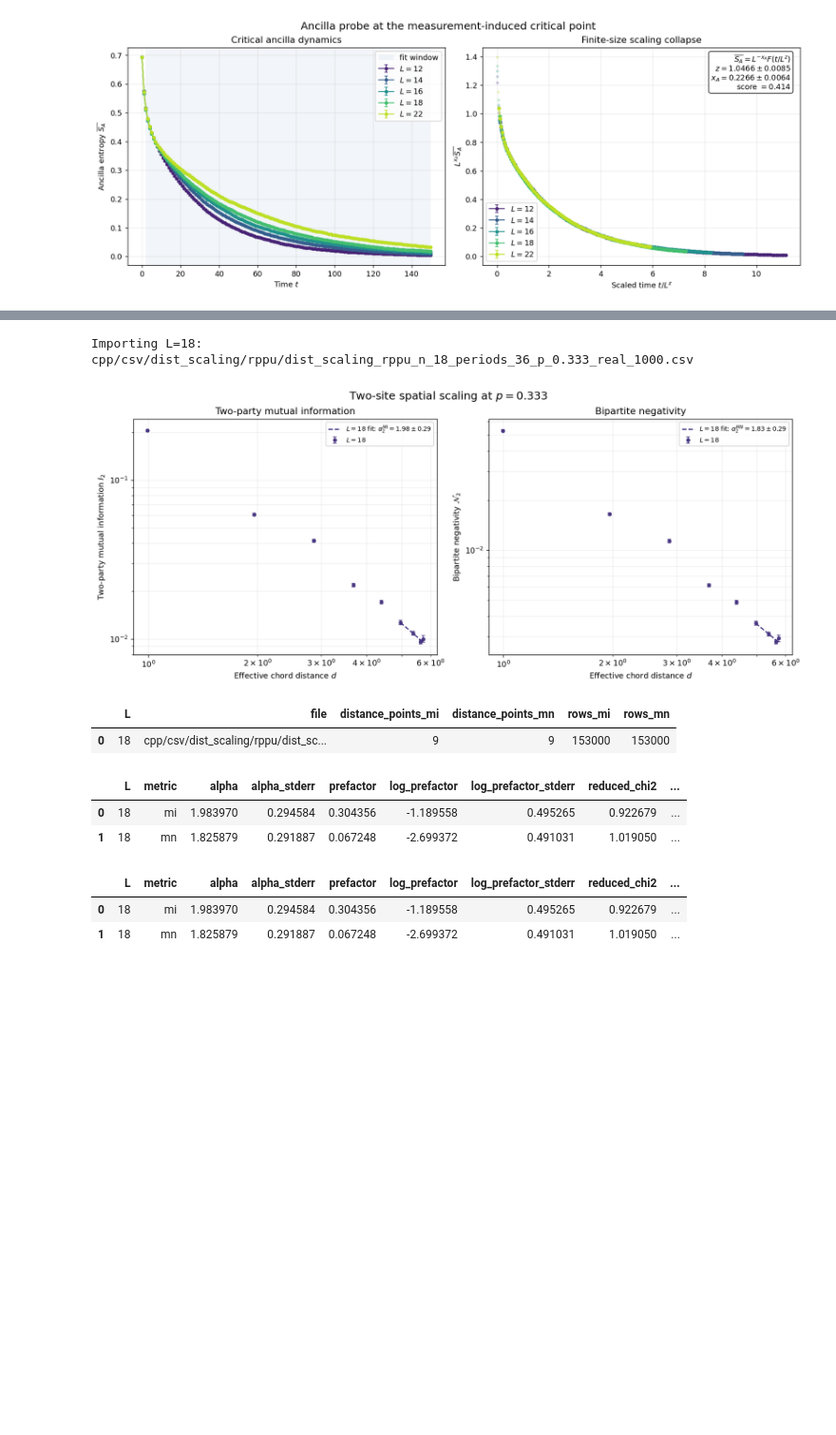
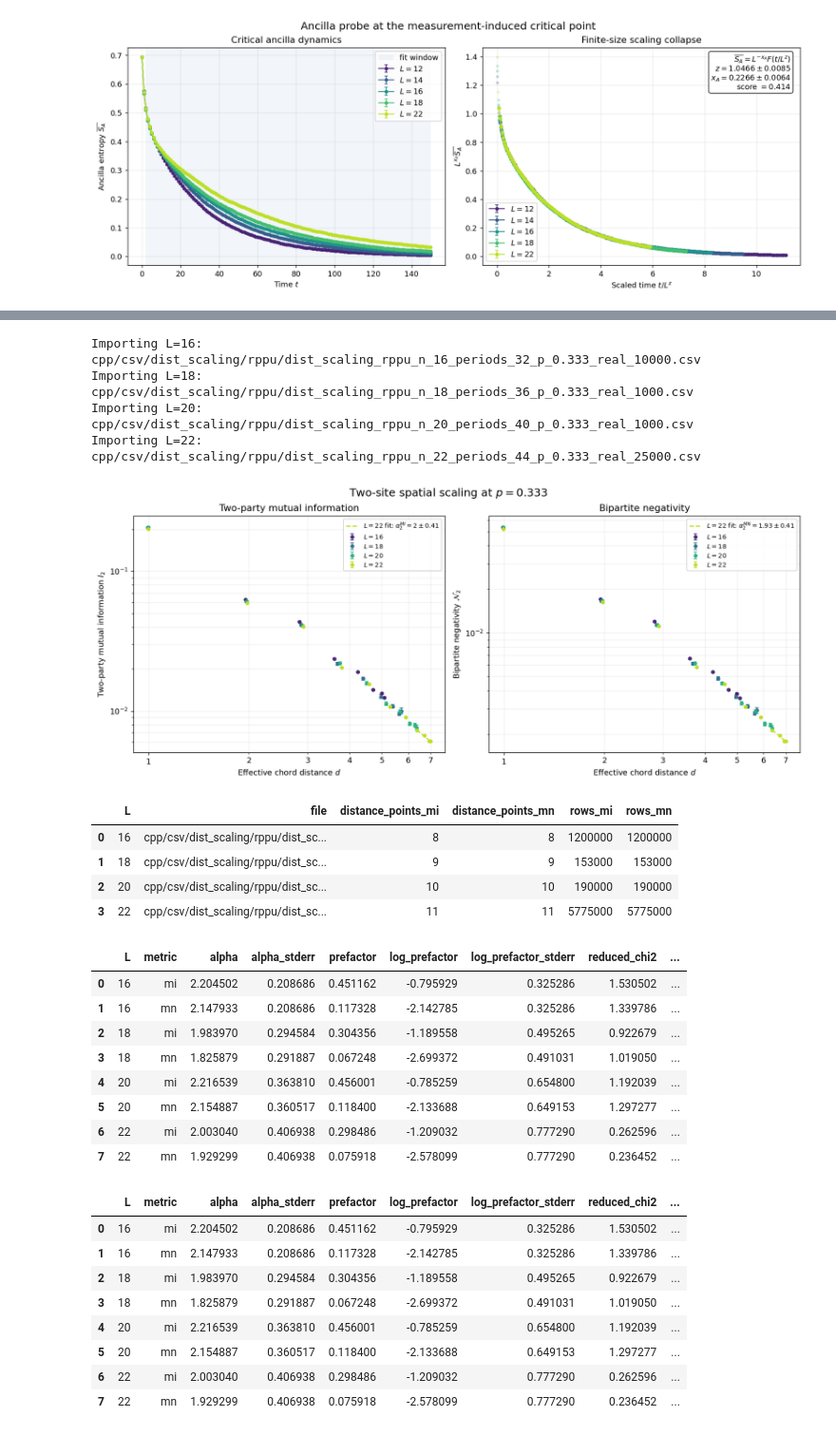
Before and after one commit to amarce4/mipt, a Jupyter notebook: python/visualize.ipynb, the cells around one changed output, grey strips where cells are left out. Shown at 95% size. Saved outputs shown, nothing was run; the diff lists cells and outputs as text; code cells hidden in the pictures; blank space fills up the shorter version.

```diff
--- a/python/visualize.ipynb
+++ b/python/visualize.ipynb
@@ -105,10 +157,16 @@ importlib.reload(data_analysis)
 # each filename. Supplying SIZES explicitly makes the setup clearer.
 # ------------------------------------------------------------------
 FILES = [
+    "cpp/csv/dist_scaling/rppu/dist_scaling_rppu_n_16_periods_32_p_0.333_real_10000.csv",
     "cpp/csv/dist_scaling/rppu/dist_scaling_rppu_n_18_periods_36_p_0.333_real_1000.csv",
+    "cpp/csv/dist_scaling/rppu/dist_scaling_rppu_n_20_periods_40_p_0.333_real_1000.csv",
+    "cpp/csv/dist_scaling/rppu/dist_scaling_rppu_n_22_periods_44_p_0.333_real_25000.csv",
+    # "cpp/csv/dist_scaling/rppu/dist_scaling_rppu_n_24_periods_48_p_0.333_real_1000.csv",
+    # "cpp/csv/dist_scaling/rppu/dist_scaling_rppu_n_26_periods_52_p_0.333_real_100.csv"
+
 ]
 
-SIZES = [18]
+SIZES = [16, 18, 20, 22]#, 24]#, 26]
 
 # ------------------------------------------------------------------
 # Fit controls
@@ -131,39 +189,57 @@ FIT_RANGE_MN = None
 FIT_LAST_MI = 4
 FIT_LAST_MN = 4
 
 # Dashed lines are plotted for these sizes.
 # Fits for every size remain available in result["fits"].
 FIT_SIZE_MI = max(SIZES)
 FIT_SIZE_MN = max(SIZES)
 
 result = data_analysis.dist_scaling(
     files=FILES,
     sizes=SIZES,
 
     fit_size_mi=FIT_SIZE_MI,
     fit_size_mn=FIT_SIZE_MN,
 
     fit_range_mi=FIT_RANGE_MI,
     fit_range_mn=FIT_RANGE_MN,
     fit_last_mi=FIT_LAST_MI,
     fit_last_mn=FIT_LAST_MN,
 
     min_relative_error=0.03,
     chunksize=1_000_000,
 
     title=r"Two-site spatial scaling at $p=0.333$",
 )
 
 # Numerical fit results:
 result["fits"]
 # %% [output]
+Importing L=16: cpp/csv/dist_scaling/rppu/dist_scaling_rppu_n_16_periods_32_p_0.333_real_10000.csv
 Importing L=18: cpp/csv/dist_scaling/rppu/dist_scaling_rppu_n_18_periods_36_p_0.333_real_1000.csv
+Importing L=20: cpp/csv/dist_scaling/rppu/dist_scaling_rppu_n_20_periods_40_p_0.333_real_1000.csv
+Importing L=22: cpp/csv/dist_scaling/rppu/dist_scaling_rppu_n_22_periods_44_p_0.333_real_25000.csv
-[figure, old version]
+[figure, new version]
 |  | L | file | distance_points_mi | distance_points_mn | rows_mi | rows_mn |
-| 0 | 18 | cpp/csv/dist_scaling/rppu/dist_sc... | 9 | 9 | 153000 | 153000 |
+| 0 | 16 | cpp/csv/dist_scaling/rppu/dist_sc... | 8 | 8 | 1200000 | 1200000 |
+| 1 | 18 | cpp/csv/dist_scaling/rppu/dist_sc... | 9 | 9 | 153000 | 153000 |
+| 2 | 20 | cpp/csv/dist_scaling/rppu/dist_sc... | 10 | 10 | 190000 | 190000 |
+| 3 | 22 | cpp/csv/dist_scaling/rppu/dist_sc... | 11 | 11 | 5775000 | 5775000 |
 |  | L | metric | alpha | alpha_stderr | prefactor | log_prefactor | log_prefactor_stderr | reduced_chi2 | ... |
-| 0 | 18 | mi | 1.983970 | 0.294584 | 0.304356 | -1.189558 | 0.495265 | 0.922679 | ... |
-| 1 | 18 | mn | 1.825879 | 0.291887 | 0.067248 | -2.699372 | 0.491031 | 1.019050 | ... |
+| 0 | 16 | mi | 2.204502 | 0.208686 | 0.451162 | -0.795929 | 0.325286 | 1.530502 | ... |
+| 1 | 16 | mn | 2.147933 | 0.208686 | 0.117328 | -2.142785 | 0.325286 | 1.339786 | ... |
+| 2 | 18 | mi | 1.983970 | 0.294584 | 0.304356 | -1.189558 | 0.495265 | 0.922679 | ... |
+| 3 | 18 | mn | 1.825879 | 0.291887 | 0.067248 | -2.699372 | 0.491031 | 1.019050 | ... |
+| 4 | 20 | mi | 2.216539 | 0.363810 | 0.456001 | -0.785259 | 0.654800 | 1.192039 | ... |
+| 5 | 20 | mn | 2.154887 | 0.360517 | 0.118400 | -2.133688 | 0.649153 | 1.297277 | ... |
+| 6 | 22 | mi | 2.003040 | 0.406938 | 0.298486 | -1.209032 | 0.777290 | 0.262596 | ... |
+| 7 | 22 | mn | 1.929299 | 0.406938 | 0.075918 | -2.578099 | 0.777290 | 0.236452 | ... |
 |  | L | metric | alpha | alpha_stderr | prefactor | log_prefactor | log_prefactor_stderr | reduced_chi2 | ... |
-| 0 | 18 | mi | 1.983970 | 0.294584 | 0.304356 | -1.189558 | 0.495265 | 0.922679 | ... |
-| 1 | 18 | mn | 1.825879 | 0.291887 | 0.067248 | -2.699372 | 0.491031 | 1.019050 | ... |
+| 0 | 16 | mi | 2.204502 | 0.208686 | 0.451162 | -0.795929 | 0.325286 | 1.530502 | ... |
+| 1 | 16 | mn | 2.147933 | 0.208686 | 0.117328 | -2.142785 | 0.325286 | 1.339786 | ... |
+| 2 | 18 | mi | 1.983970 | 0.294584 | 0.304356 | -1.189558 | 0.495265 | 0.922679 | ... |
+| 3 | 18 | mn | 1.825879 | 0.291887 | 0.067248 | -2.699372 | 0.491031 | 1.019050 | ... |
+| 4 | 20 | mi | 2.216539 | 0.363810 | 0.456001 | -0.785259 | 0.654800 | 1.192039 | ... |
+| 5 | 20 | mn | 2.154887 | 0.360517 | 0.118400 | -2.133688 | 0.649153 | 1.297277 | ... |
+| 6 | 22 | mi | 2.003040 | 0.406938 | 0.298486 | -1.209032 | 0.777290 | 0.262596 | ... |
+| 7 | 22 | mn | 1.929299 | 0.406938 | 0.075918 | -2.578099 | 0.777290 | 0.236452 | ... |
```
Also changed, not shown: parts of 6 cells of this notebook, 15 other files.
